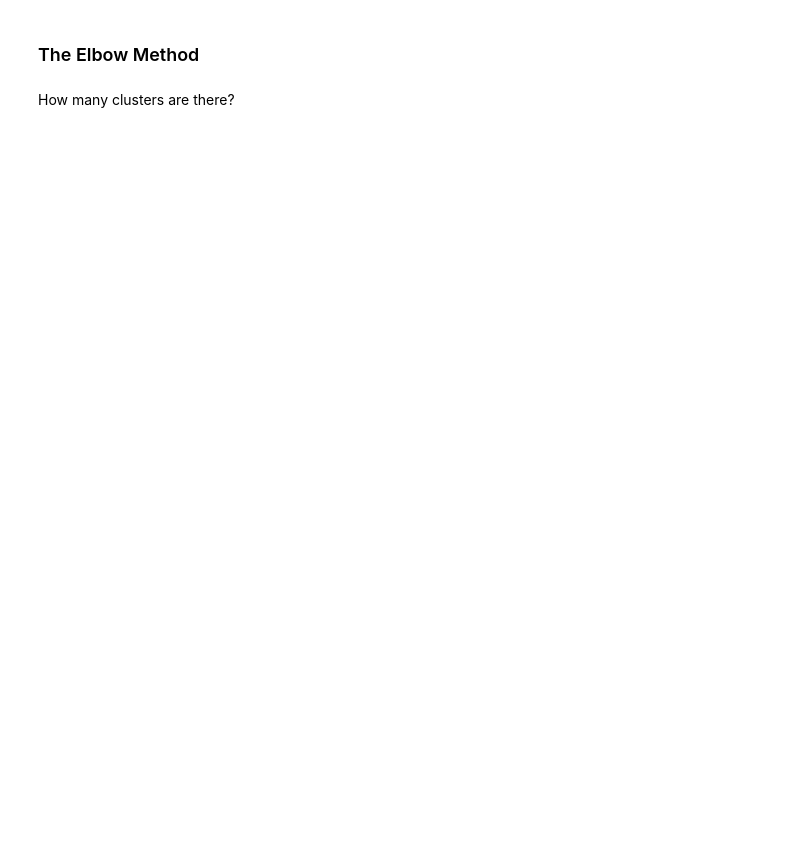
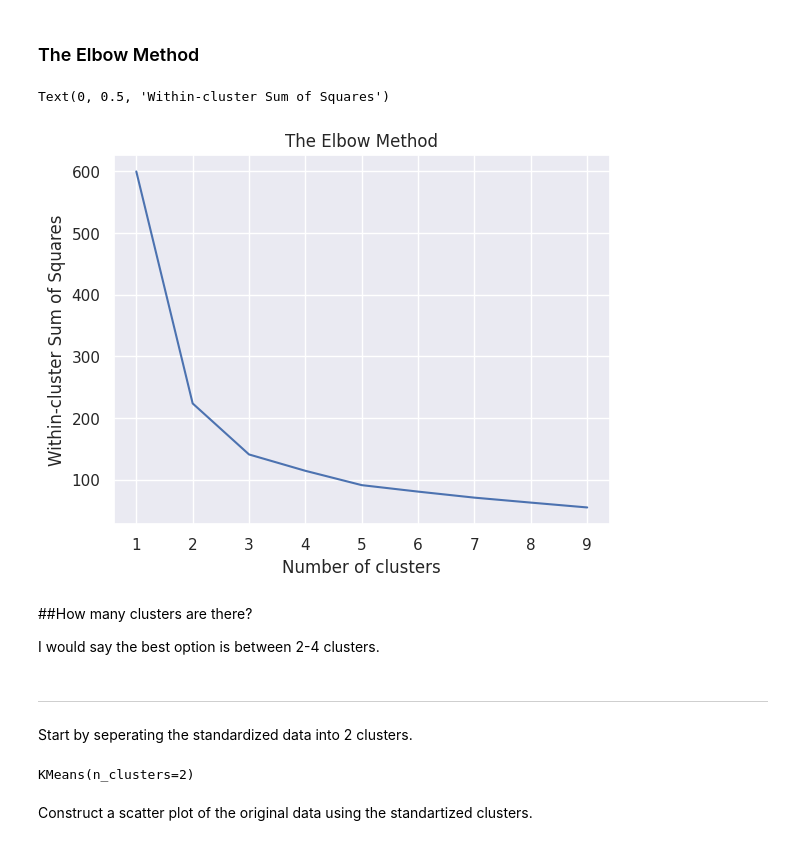
Before and after one commit to Korniev/Data-Sciense, a Jupyter notebook: udemy/Cluster_analysis_with_Kmeans.ipynb, the cells around one changed output. Cells and saved outputs as stored; diff of their text form; code cells hidden in the pictures; blank space fills up the shorter version.

```diff
--- a/udemy/Cluster_analysis_with_Kmeans.ipynb
+++ b/udemy/Cluster_analysis_with_Kmeans.ipynb
@@ -38,3 +127,14 @@ Import and use the <i> method </i> function from sklearn to standardize the data
 ## Take Advantage of the Elbow Method
 # %% [markdown]
 ### WCSS
+# %%
+wcss = []
+# 'cl_num' is a that keeps track the highest number of clusters we want to use the WCSS method for.
+# We have it set at 10 right now, but it is completely arbitrary.
+cl_num = 10
+for i in range (1,cl_num):
+    kmeans= KMeans(i)
+    kmeans.fit(x_scaled)
+    wcss_iter = kmeans.inertia_
+    wcss.append(wcss_iter)
+wcss
@@ -41,4 +151,26 @@ Import and use the <i> method </i> function from sklearn to standardize the data
 # %% [markdown]
 ### The Elbow Method
-# %% [markdown]
-How many clusters are there?
+# %%
+number_clusters = range(1,cl_num)
+plt.plot(number_clusters, wcss)
+plt.title('The Elbow Method')
+plt.xlabel('Number of clusters')
+plt.ylabel('Within-cluster Sum of Squares')
+# %% [output]
+Text(0, 0.5, 'Within-cluster Sum of Squares')
+[figure, added]
+# %% [markdown]
+##How many clusters are there?
+
+I would say the best option is between 2-4 clusters.
+# %% [markdown]
+--------------------------------------------------------
+# %% [markdown]
+Start by seperating the standardized data into 2 clusters.
+# %%
+kmeans_2 = KMeans(2)
+kmeans_2.fit(x_scaled)
+# %% [output]
+KMeans(n_clusters=2)
+# %% [markdown]
+Construct a scatter plot of the original data using the standartized clusters.
```
Also changed, not shown: parts of 35 cells of this notebook.
